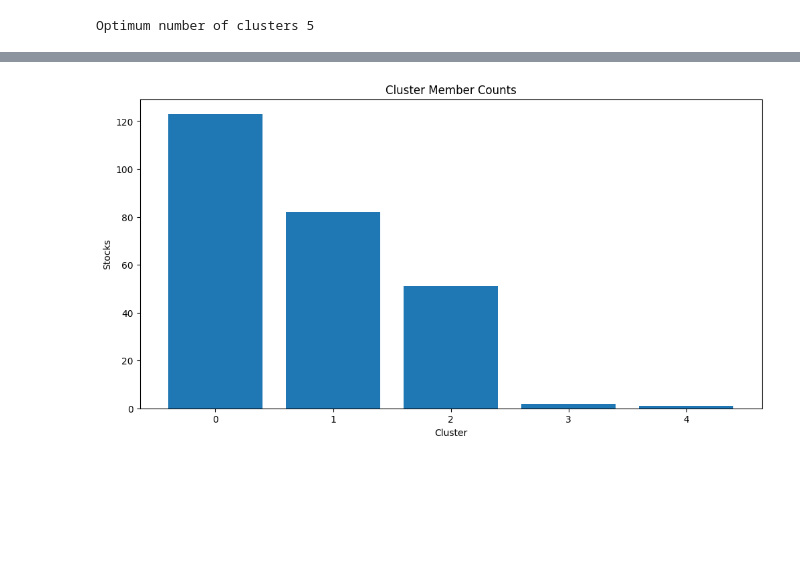
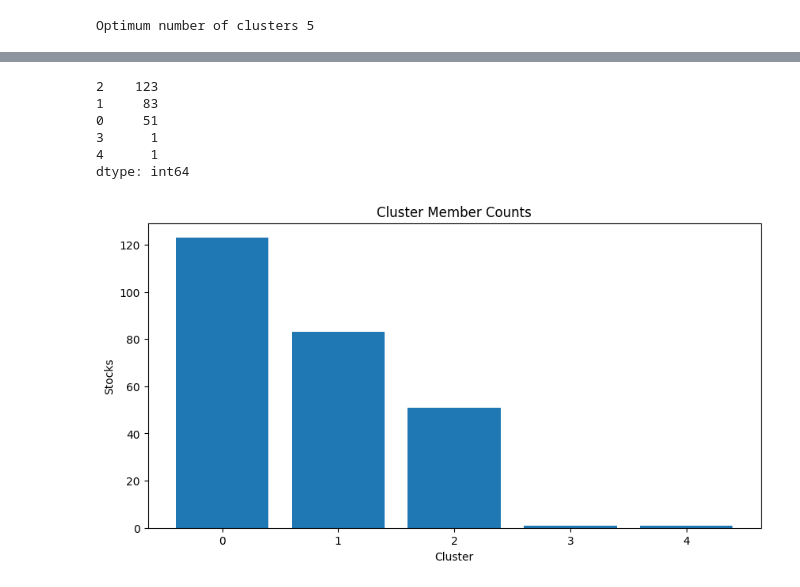
Before and after one commit to KreatorXoX/MLTrade, a Jupyter notebook: 1_Unsupervised/3-K-Means-Clustering.ipynb, the cells around one changed output, grey strips where cells are left out. Cells and saved outputs as stored; diff of their text form; code cells hidden in the pictures; blank space fills up the shorter version.

```diff
--- a/1_Unsupervised/3-K-Means-Clustering.ipynb
+++ b/1_Unsupervised/3-K-Means-Clustering.ipynb
@@ -132,10 +131,10 @@ df_scaled.head()
 # Optimum number of clusters ?
 
 X = df_scaled.copy()
-K = range(1,15)
+
 distortions = []
 
-for k in K:
+for k in range(1,15):
     kmeanModel = KMeans(n_clusters=k)
     kmeanModel.fit(X)
     distortions.append(kmeanModel.inertia_)
@@ -176,14 +189,20 @@ clustered_series = clustered_series[clustered_series != -1]
 # %%
 # Plotting
-
-plt.figure(figsize=(12,6))
+print(clustered_series.value_counts())
+plt.figure(figsize=(10,5))
 plt.bar(range(len(clustered_series.value_counts())),clustered_series.value_counts())
 plt.xlabel('Cluster')
 plt.ylabel('Stocks')
 plt.title('Cluster Member Counts')
 plt.show()
 # %% [output]
+2    123
+1     83
+0     51
+3      1
+4      1
+dtype: int64
-[figure, old version]
+[figure, new version]
 # %%
 # Remove Outliers
 
```
Also changed, not shown: parts of 12 cells of this notebook, 2 other files.
